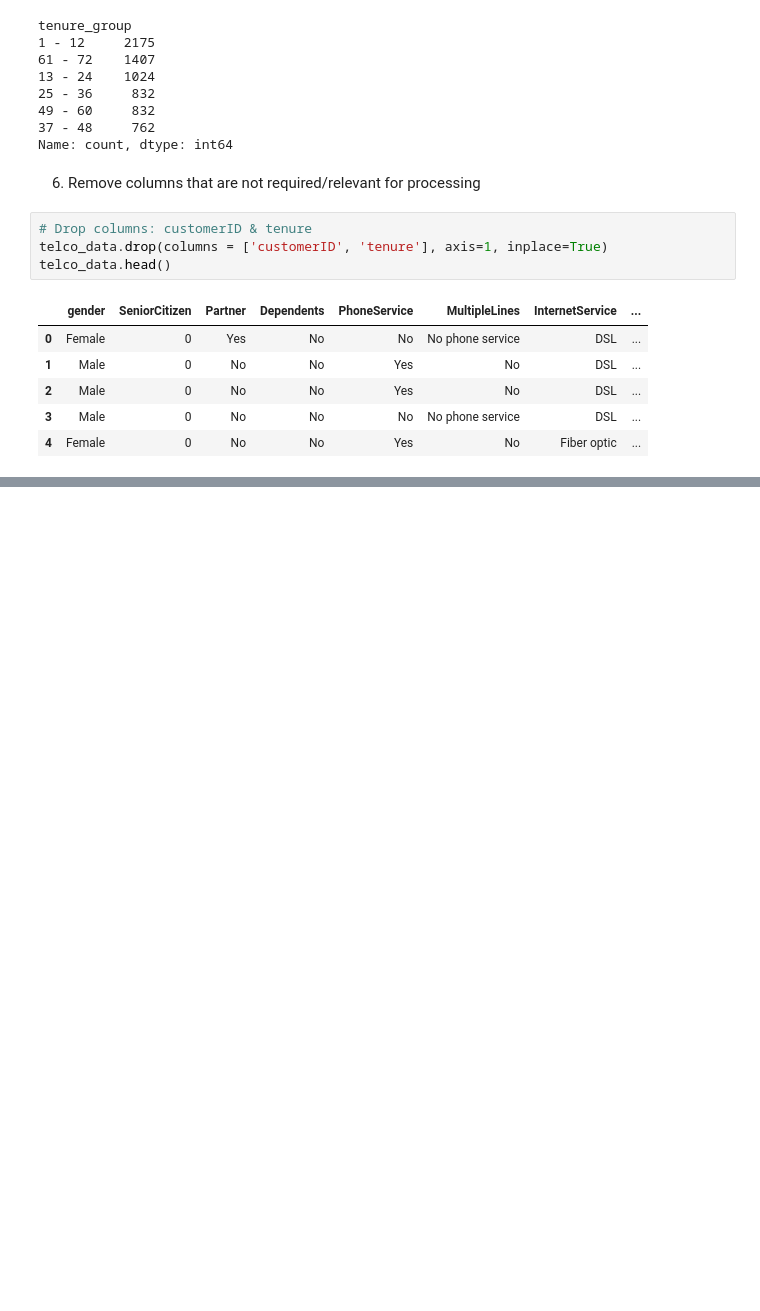
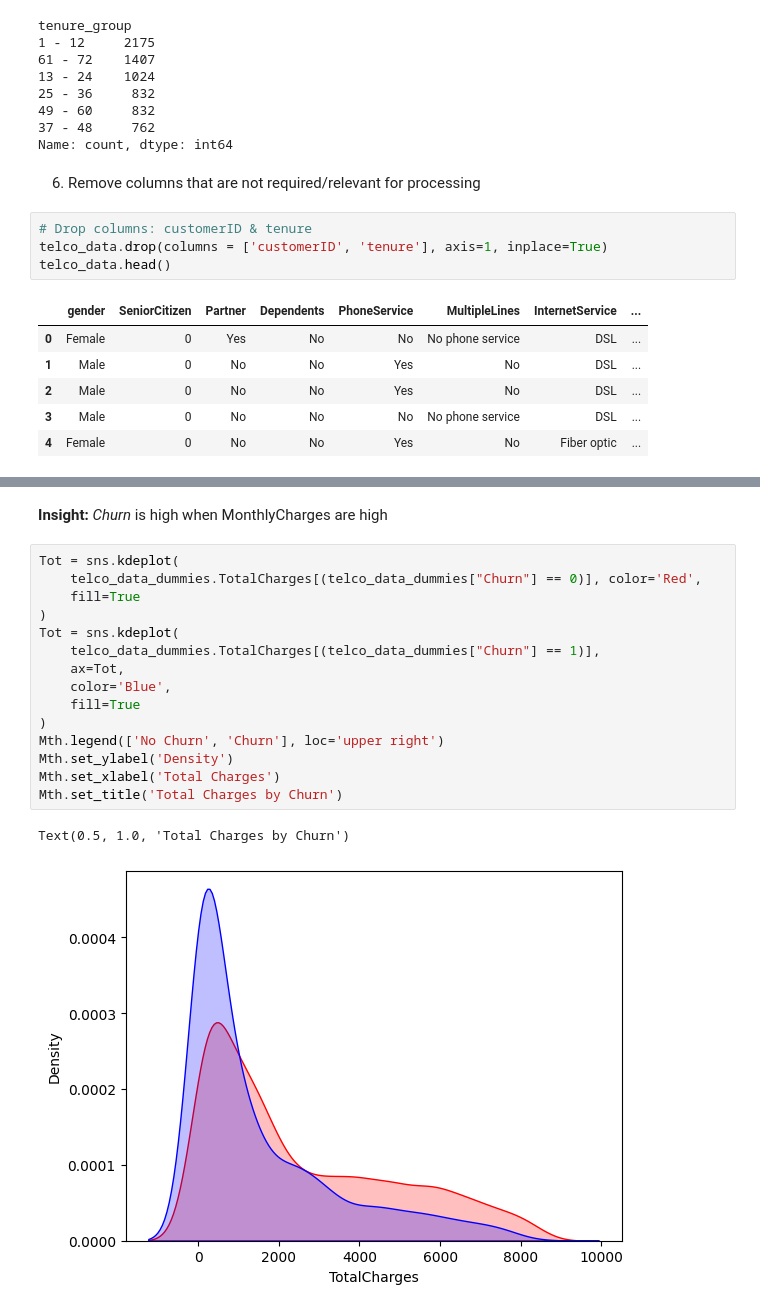
Before and after one commit to aguechfirass100/customer-churn-prediction-telecom, a Jupyter notebook: notebooks/churn_prediction_model.ipynb, the cells around one changed output, grey strips where cells are left out. Saved outputs shown, nothing was run; the diff lists cells and outputs as text; blank space fills up the shorter version.

```diff
--- a/notebooks/churn_prediction_model.ipynb
+++ b/notebooks/churn_prediction_model.ipynb
@@ -257,0 +340,20 @@ telco_data.head()
+# %% [markdown]
+**Insight:** *Churn* is high when MonthlyCharges are high
+# %%
+Tot = sns.kdeplot(
+    telco_data_dummies.TotalCharges[(telco_data_dummies["Churn"] == 0)], color='Red',
+    fill=True
+)
+Tot = sns.kdeplot(
+    telco_data_dummies.TotalCharges[(telco_data_dummies["Churn"] == 1)],
+    ax=Tot,
+    color='Blue',
+    fill=True
+)
+Mth.legend(['No Churn', 'Churn'], loc='upper right')
+Mth.set_ylabel('Density')
+Mth.set_xlabel('Total Charges')
+Mth.set_title('Total Charges by Churn')
+# %% [output]
+Text(0.5, 1.0, 'Total Charges by Churn')
+[figure, added]
```
Also changed, not shown: parts of 20 cells of this notebook.
